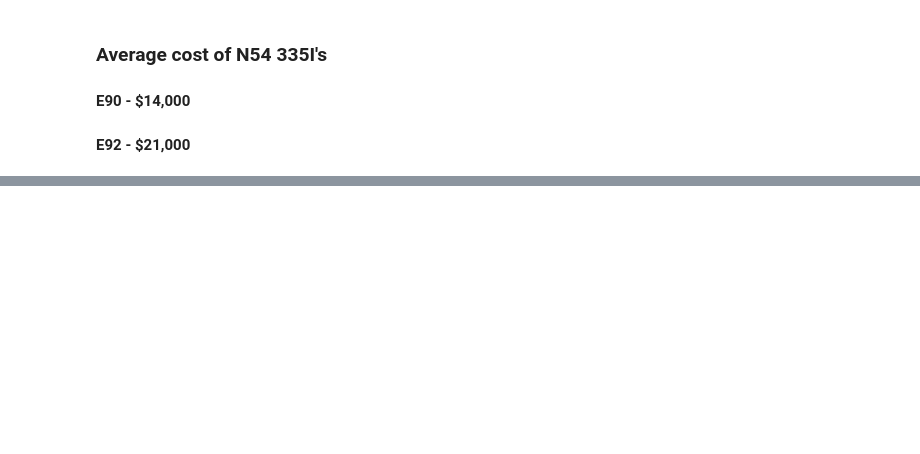
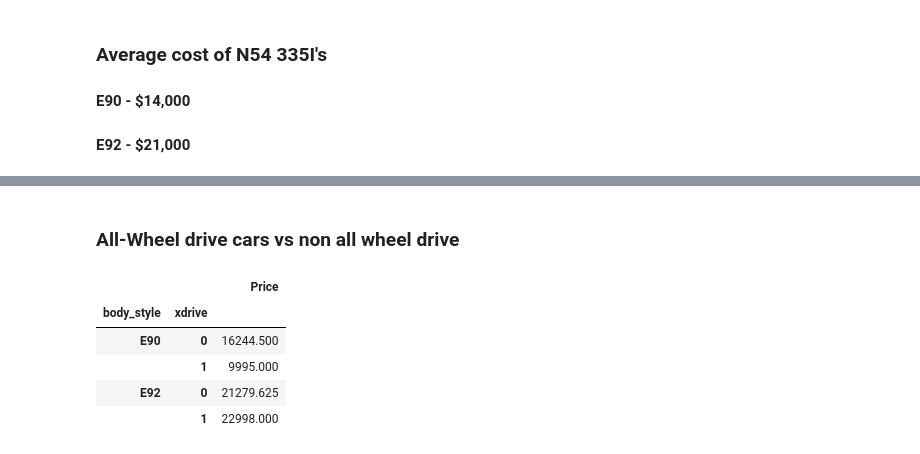
Before and after one commit to MarioRashadHUB/BMW-Price-Analysis, a Jupyter notebook: eda.ipynb, the cells around one changed output, grey strips where cells are left out. Cells and saved outputs as stored; diff of their text form; code cells hidden in the pictures; blank space fills up the shorter version.

```diff
--- a/eda.ipynb
+++ b/eda.ipynb
@@ -78,0 +141,11 @@ pd.pivot_table(df,index=['body_style'], values=['Price'])
+# %% [markdown]
+### All-Wheel drive cars vs non all wheel drive
+# %%
+pd.pivot_table(df,index=['body_style','xdrive'], values=['Price'])
+# %% [output]
+|  |  | Price |
+| body_style | xdrive |  |
+| E90 | 0 | 16244.500 |
+|  | 1 | 9995.000 |
+| E92 | 0 | 21279.625 |
+|  | 1 | 22998.000 |
```
Also changed, not shown: parts of 12 cells of this notebook.
